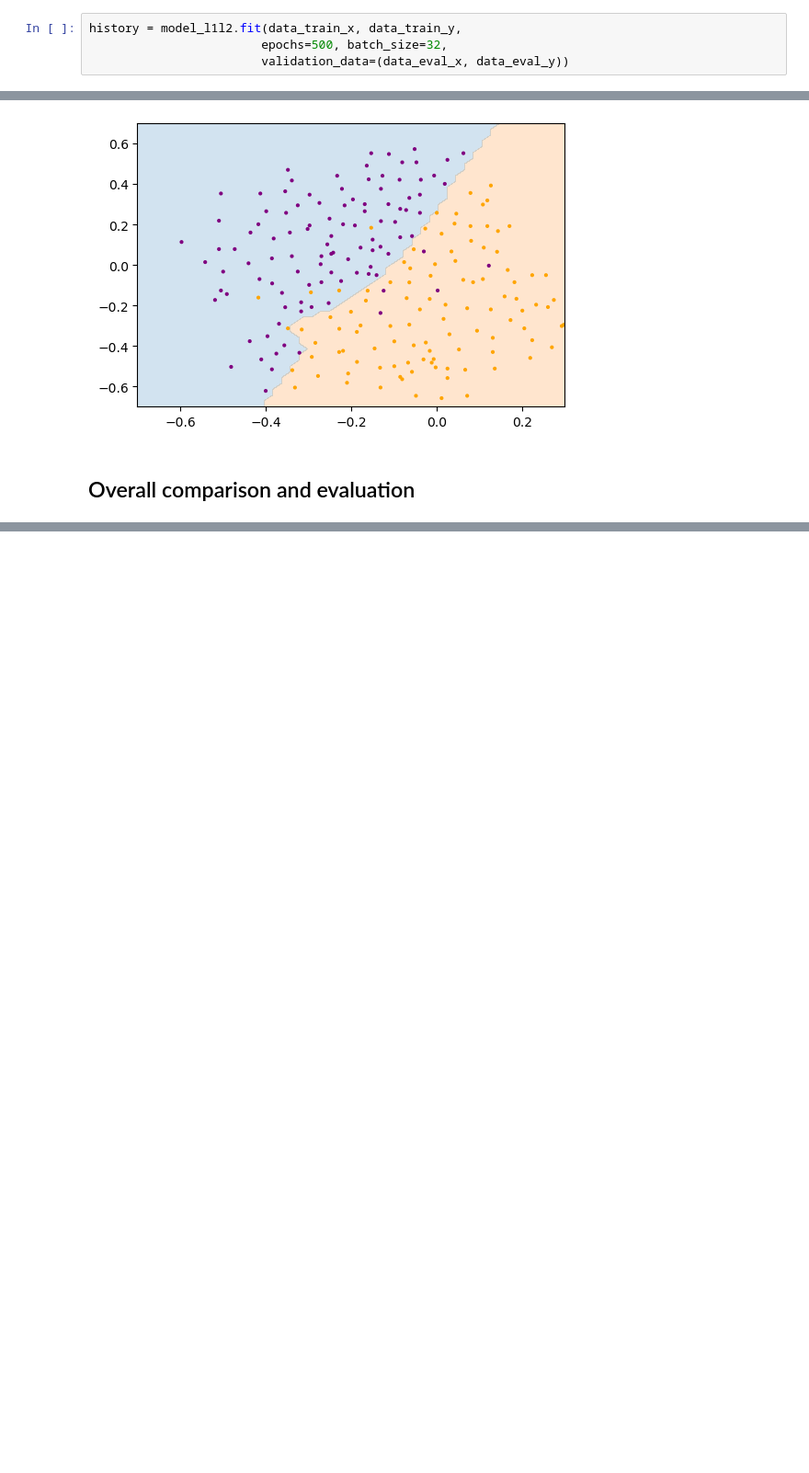
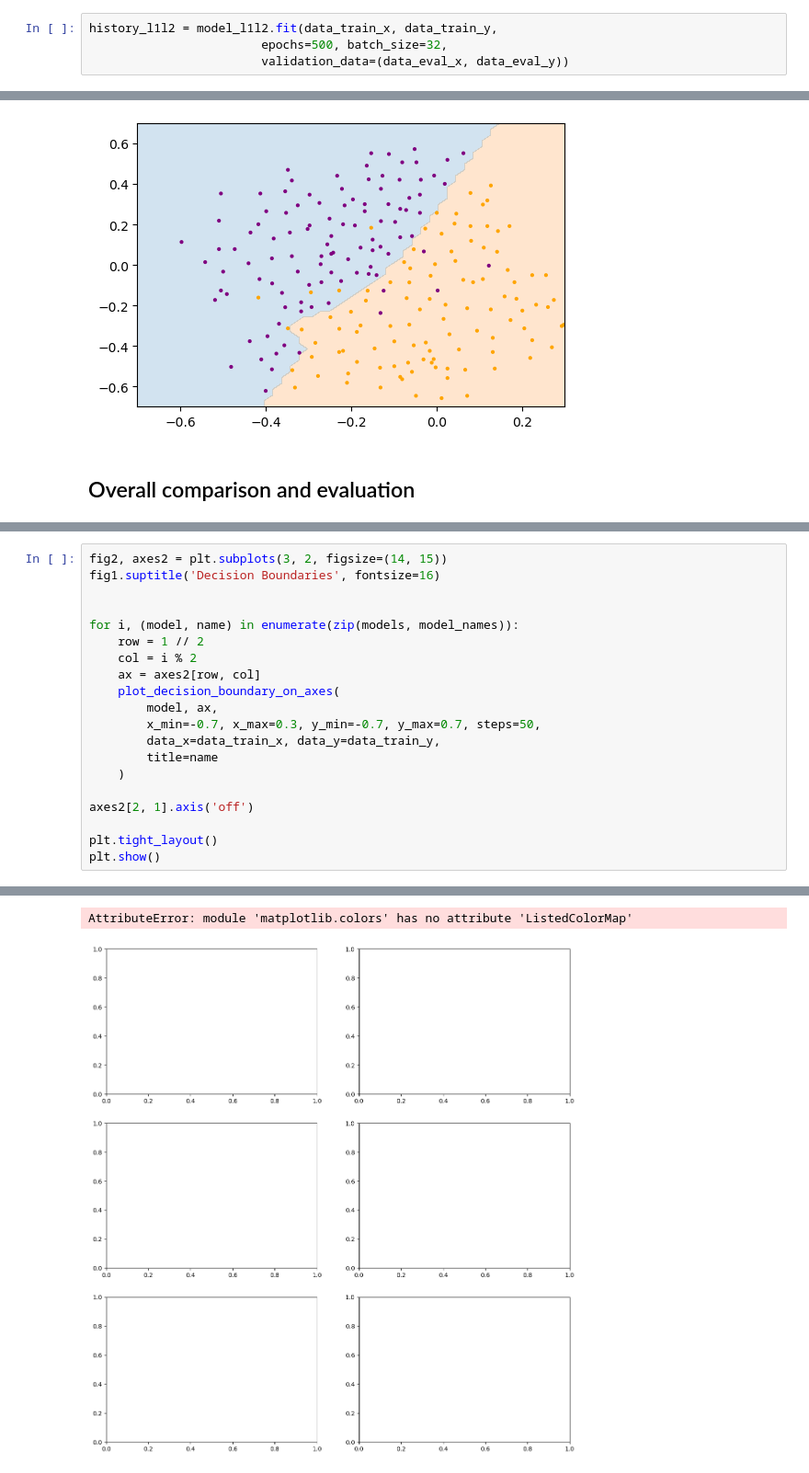
Before and after one commit to pedram-ep/learning-neural-networks, a Jupyter notebook: regularization-l1l2-dropout/regularization-methods.ipynb, the cells around one changed output, grey strips where cells are left out. Shown at 92% size. Cells and saved outputs as stored; diff of their text form; blank space fills up the shorter version.

```diff
--- a/regularization-l1l2-dropout/regularization-methods.ipynb
+++ b/regularization-l1l2-dropout/regularization-methods.ipynb
@@ -308,7 +308,7 @@ model_l1l2.compile(optimizer="adam",
                 loss='binary_crossentropy',
                 metrics=['accuracy'])
 # %%
-history = model_l1l2.fit(data_train_x, data_train_y,
+history_l1l2 = model_l1l2.fit(data_train_x, data_train_y,
                         epochs=500, batch_size=32,
                         validation_data=(data_eval_x, data_eval_y))
 # %% [output]
@@ -345,0 +412,21 @@ plt.show()
+# %%
+fig2, axes2 = plt.subplots(3, 2, figsize=(14, 15))
+fig1.suptitle('Decision Boundaries', fontsize=16)
+
+
+for i, (model, name) in enumerate(zip(models, model_names)):
+    row = 1 // 2
+    col = i % 2
+    ax = axes2[row, col]
+    plot_decision_boundary_on_axes(
+        model, ax,
+        x_min=-0.7, x_max=0.3, y_min=-0.7, y_max=0.7, steps=50,
+        data_x=data_train_x, data_y=data_train_y,
+        title=name
+    )
+
+axes2[2, 1].axis('off')
+
+plt.tight_layout()
+plt.show()
+# %% [output]
@@ -345,0 +434,2 @@ plt.show()
+AttributeError: module 'matplotlib.colors' has no attribute 'ListedColorMap'
+[figure, added]
```
Also changed, not shown: parts of 6 cells of this notebook.
